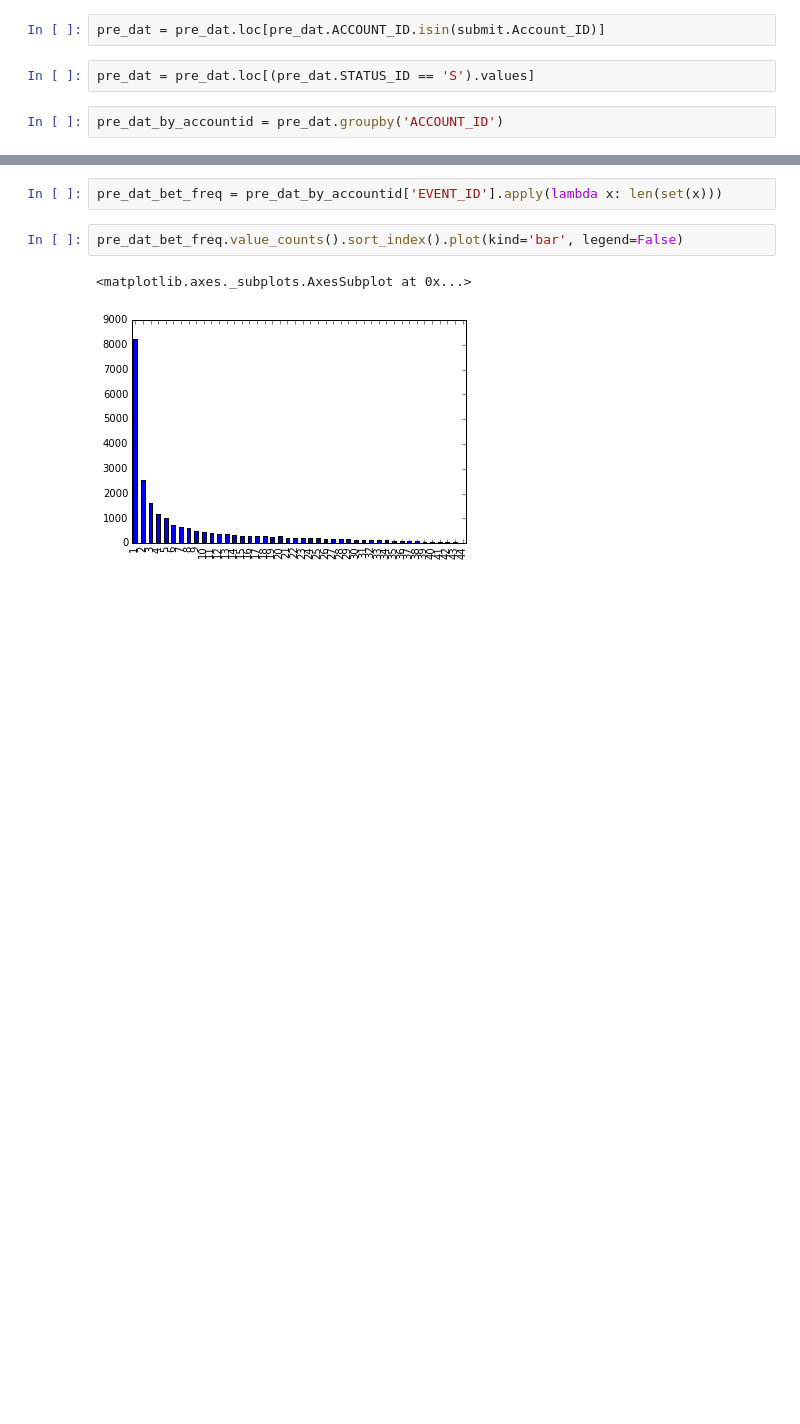
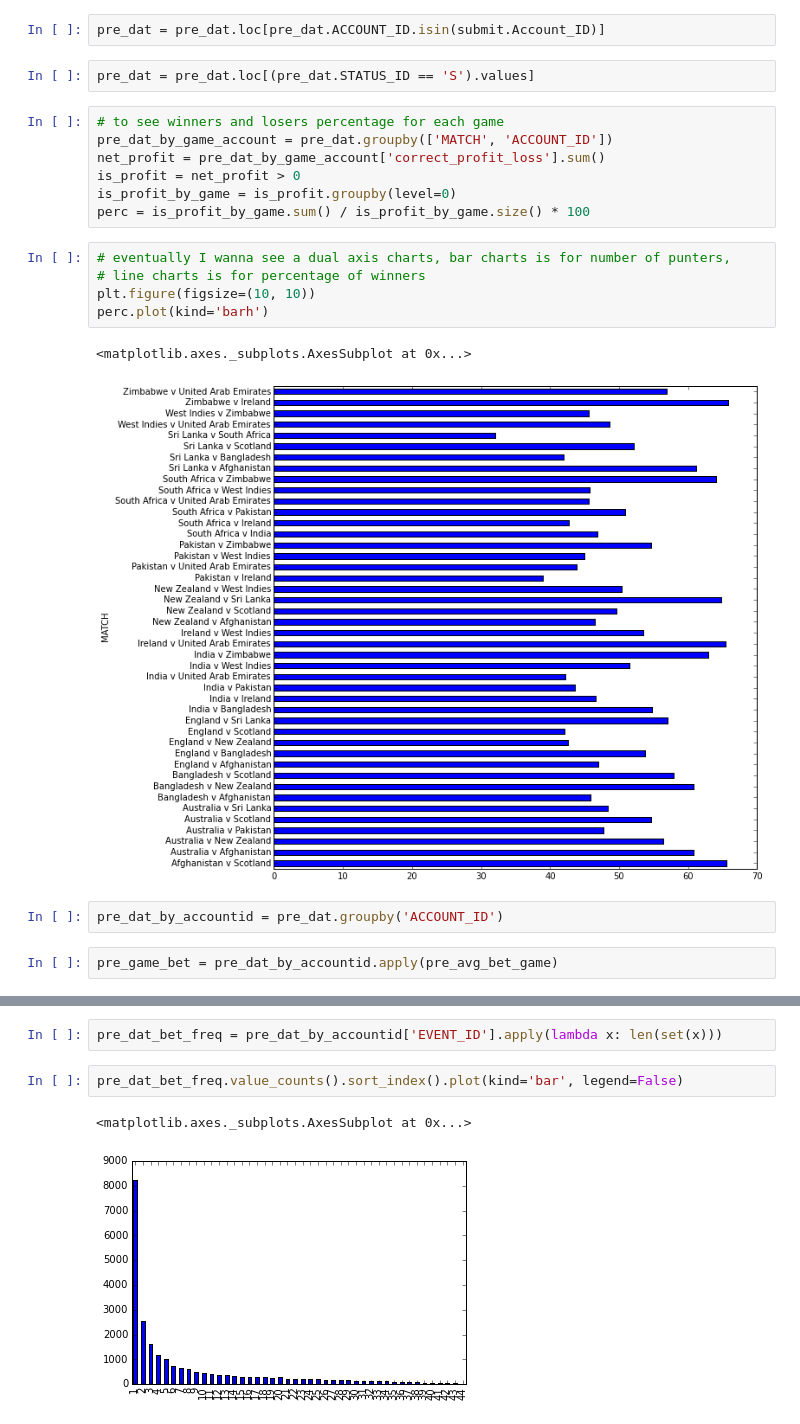
Before and after one commit to emmygold1/kaggle_proj, a Jupyter notebook: datathon2015/data_discovery.ipynb, the cells around one changed output, grey strips where cells are left out. Cells and saved outputs as stored; diff of their text form; blank space fills up the shorter version.

Commit message:
datathon2015: data discovery got punter win percentage for each games

```diff
--- a/datathon2015/data_discovery.ipynb
+++ b/datathon2015/data_discovery.ipynb
@@ -119,5 +149,22 @@ pre_dat.loc[c4.values, 'correct_profit_loss'] = - pre_dat.loc[c4.values, 'BET_SI
 pre_dat = pre_dat.loc[pre_dat.ACCOUNT_ID.isin(submit.Account_ID)]
 # %%
 pre_dat = pre_dat.loc[(pre_dat.STATUS_ID == 'S').values]
+# %%
+# to see winners and losers percentage for each game
+pre_dat_by_game_account = pre_dat.groupby(['MATCH', 'ACCOUNT_ID'])
+net_profit = pre_dat_by_game_account['correct_profit_loss'].sum()
+is_profit = net_profit > 0
+is_profit_by_game = is_profit.groupby(level=0)
+perc = is_profit_by_game.sum() / is_profit_by_game.size() * 100
+# %%
+# eventually I wanna see a dual axis charts, bar charts is for number of punters,
+# line charts is for percentage of winners
+plt.figure(figsize=(10, 10))
+perc.plot(kind='barh')
+# %% [output]
+<matplotlib.axes._subplots.AxesSubplot at 0x...>
+[figure, added]
 # %%
 pre_dat_by_accountid = pre_dat.groupby('ACCOUNT_ID')
+# %%
+pre_game_bet = pre_dat_by_accountid.apply(pre_avg_bet_game)
```
Also changed, not shown: parts of 15 cells of this notebook.
